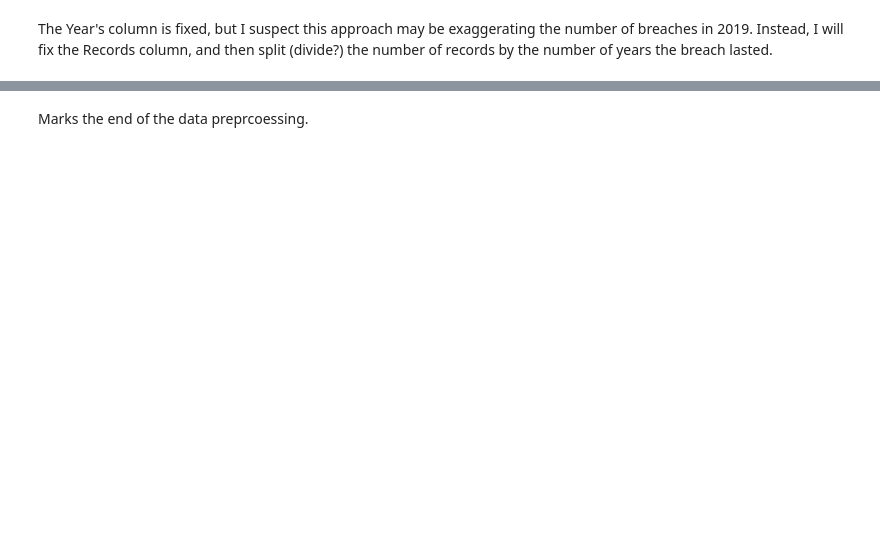
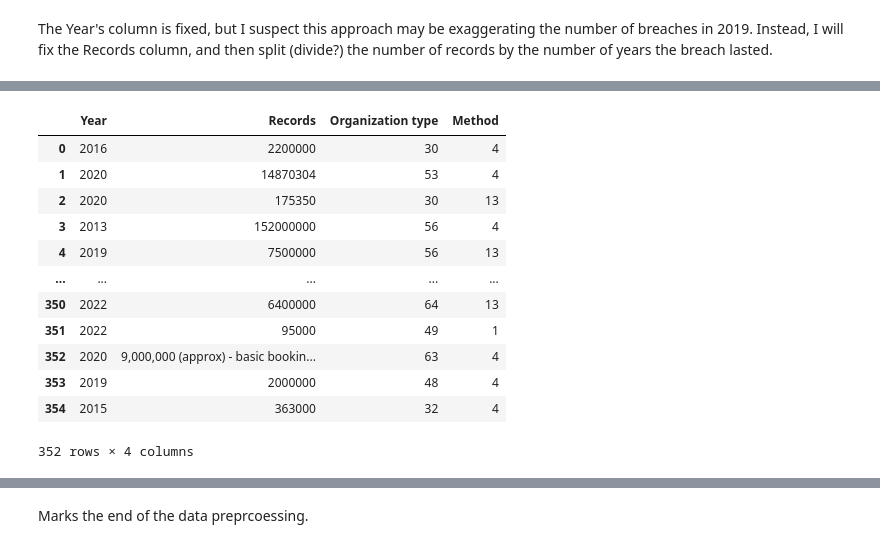
Before and after one commit to DeveloperMindset123/Accenture3A_Project, a Jupyter notebook: Accenture_3A.ipynb, the cells around one changed output, grey strips where cells are left out. Drawn from its saved outputs; the diff is of its cells as text; code cells hidden in the pictures; blank space fills up the shorter version.

```diff
--- a/Accenture_3A.ipynb
+++ b/Accenture_3A.ipynb
@@ -294,18 +449,18 @@ list(df_copy1['Method'].value_counts())   # we also gain insight into the freque
 # %%
 # prior to implementing label encoding, we will need to clear up the string of some grammatical issues that will cause mismatched data when we train the model otherwise
-
+# we want uniformity for the data input values
 # convert all uppercase letters to lowercase
-df_copy1['Method'] = df_copy1['Method'].str.lower()
+df_vis['Method'] = df_vis['Method'].str.lower()
 
 # replace all spaces with "_"
-df_copy1['Method'] = df_copy1['Method'].str.replace(' ', '_')
+df_vis['Method'] = df_vis['Method'].str.replace(' ', '_')
 
 # replace all slash signs with "_"
-df_copy1['Method'] = df_copy1['Method'].str.replace('/', '_')
+df_vis['Method'] = df_vis['Method'].str.replace('/', '_')
 
 # replace all __ and ___ with _
-df_copy1['Method'] = df_copy1['Method'].str.replace('___', '_')
-df_copy1['Method'] = df_copy1['Method'].str.replace('__', '_')
+df_vis['Method'] = df_vis['Method'].str.replace('___', '_')
+df_vis['Method'] = df_vis['Method'].str.replace('__', '_')
 
 # check the updated dataframe
-list(df_copy1['Method'].unique())
+list(df_vis['Method'].unique())
@@ -312,5 +485,19 @@ list(df_copy1['Method'].unique())
 # %%
 # now the method column is ready for label encoding preprocessing, since we already called on the label encoder previously, we can reuse it
-le.fit(df_copy1['Method'])  # train the label encoder on the column data we want to train
-df_copy1['Method'] = le.transform(df_copy1['Method'])
-df_copy1   # observe that method has been successfully encoded by label
+le.fit(df_vis['Method'])  # train the label encoder on the column data we want to train
+df_vis['Method'] = le.transform(df_vis['Method'])
+df_vis   # observe that method has been successfully encoded by label
+# %% [output]
+|  | Year | Records | Organization type | Method |
+| 0 | 2016 | 2200000 | 30 | 4 |
+| 1 | 2020 | 14870304 | 53 | 4 |
+| 2 | 2020 | 175350 | 30 | 13 |
+| 3 | 2013 | 152000000 | 56 | 4 |
+| 4 | 2019 | 7500000 | 56 | 13 |
+| ... | ... | ... | ... | ... |
+| 350 | 2022 | 6400000 | 64 | 13 |
+| 351 | 2022 | 95000 | 49 | 1 |
+| 352 | 2020 | 9,000,000 (approx) - basic bookin... | 63 | 4 |
+| 353 | 2019 | 2000000 | 48 | 4 |
+| 354 | 2015 | 363000 | 32 | 4 |
+352 rows × 4 columns
```
Also changed, not shown: parts of 41 cells of this notebook, 2 other files.
